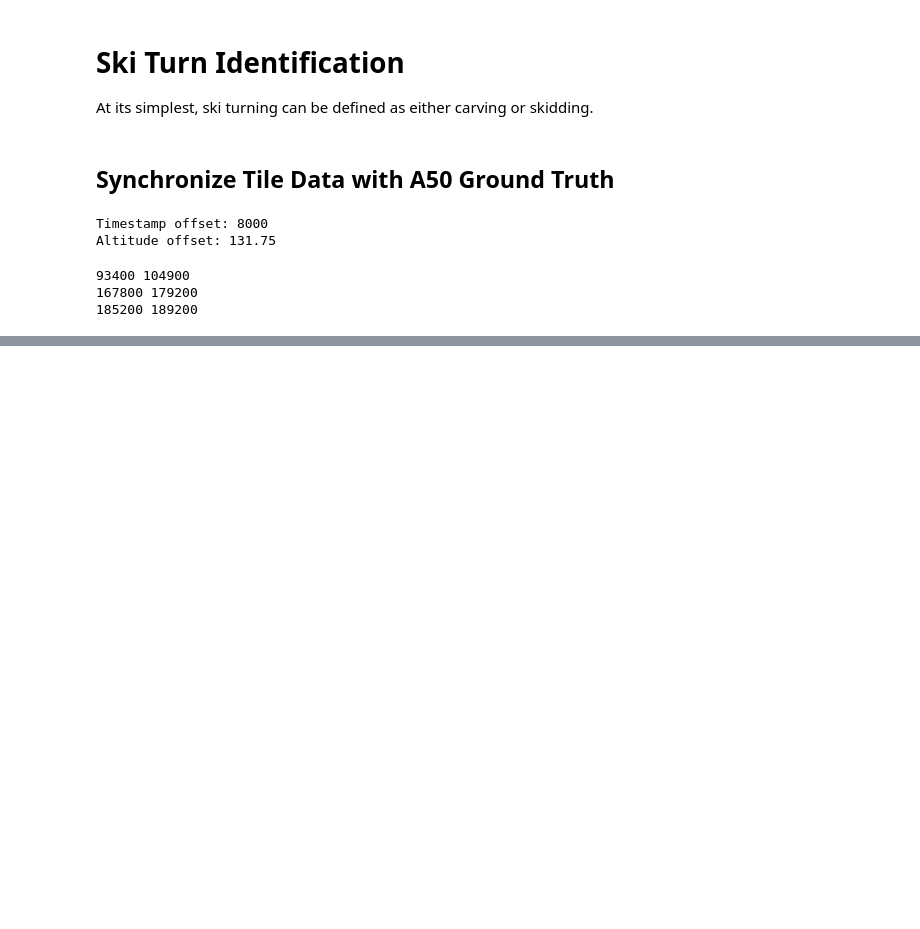
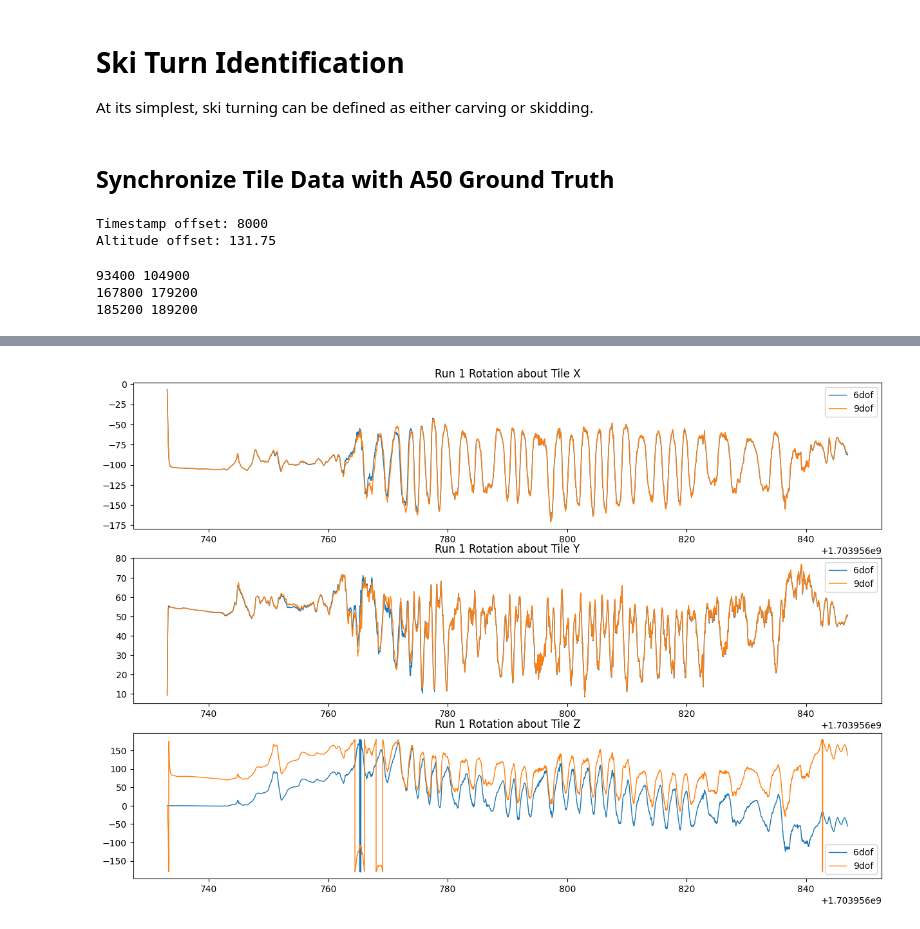
Before and after one commit to Nagillimi/Skiing-Logging, a Jupyter notebook: PROCESSING/algorithm_turn_identification.ipynb, the cells around one changed output, grey strips where cells are left out. Cells and saved outputs as stored; diff of their text form; code cells hidden in the pictures; blank space fills up the shorter version.

```diff
--- a/PROCESSING/algorithm_turn_identification.ipynb
+++ b/PROCESSING/algorithm_turn_identification.ipynb
@@ -56,0 +68,22 @@ plt.show()
+# %%
+plt.rc('lines', linewidth=1)
+fig, ax = plt.subplots(3, figsize=(15, 10))
+
+ax[0].plot(run2.time, run2_2023_12_30_euler6[:, 0], label='6dof')
+ax[0].plot(run2.time, run2_2023_12_30_euler9[:, 0], label='9dof')
+ax[0].set_title('Run 1 Rotation about Tile X', wrap=True)
+ax[0].legend()
+
+ax[1].plot(run2.time, run2_2023_12_30_euler6[:, 1], label='6dof')
+ax[1].plot(run2.time, run2_2023_12_30_euler9[:, 1], label='9dof')
+ax[1].set_title('Run 1 Rotation about Tile Y', wrap=True)
+ax[1].legend()
+
+ax[2].plot(run2.time, run2_2023_12_30_euler6[:, 2], label='6dof')
+ax[2].plot(run2.time, run2_2023_12_30_euler9[:, 2], label='9dof')
+ax[2].set_title('Run 1 Rotation about Tile Z', wrap=True)
+ax[2].legend()
+
+plt.show()
+# %% [output]
+[figure, added]
```
Also changed, not shown: parts of 5 cells of this notebook, 1 other file.
